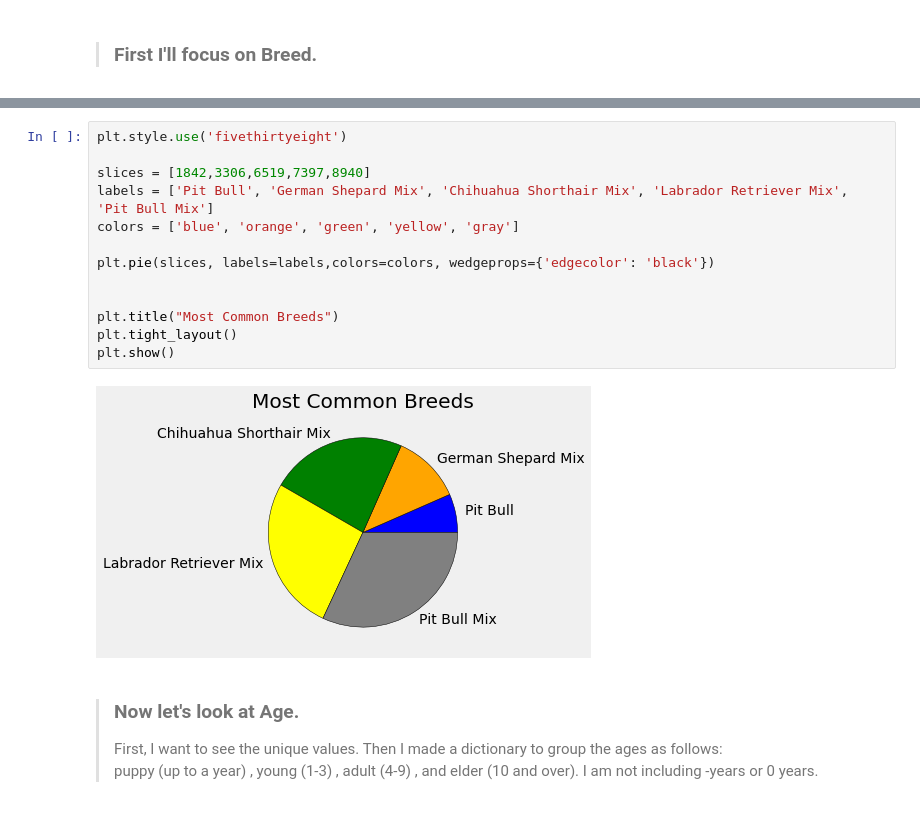
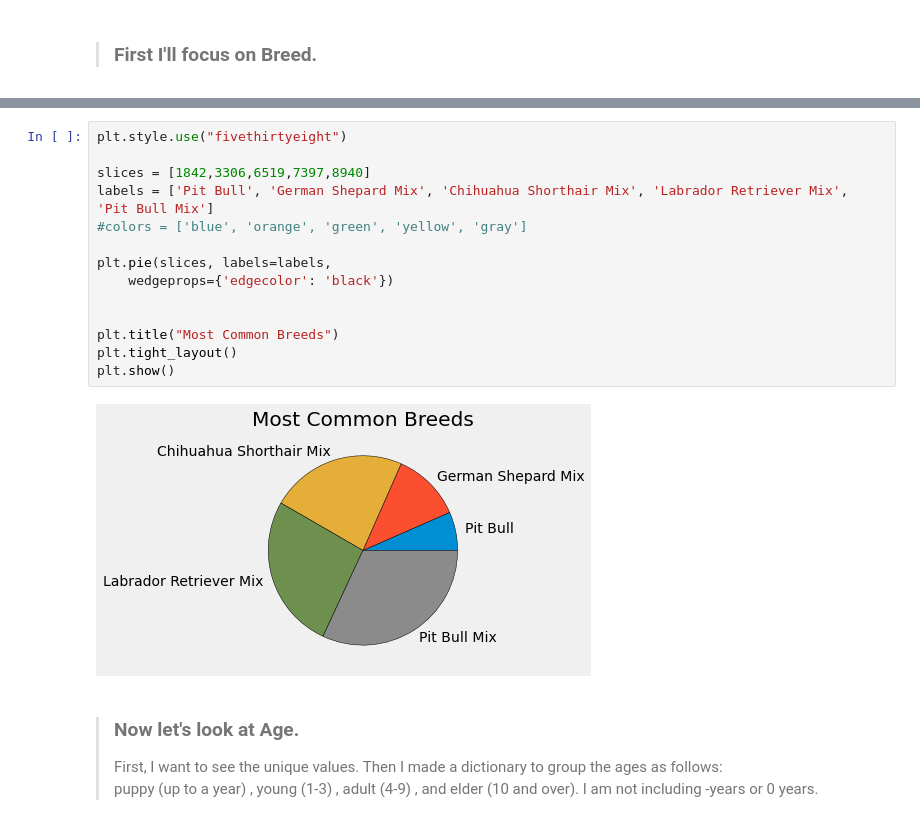
Before and after one commit to happyhorseshoe/doggone, a Jupyter notebook: dogs.ipynb, the cells around one changed output, grey strips where cells are left out. Drawn from its saved outputs; the diff is of its cells as text.

Commit message:
added graph

```diff
--- a/dogs.ipynb
+++ b/dogs.ipynb
@@ -126,18 +126,19 @@ Name: Breed, Length: 2421, dtype: int64
 # %%
-plt.style.use('fivethirtyeight')
+plt.style.use("fivethirtyeight")
 
 slices = [1842,3306,6519,7397,8940]
 labels = ['Pit Bull', 'German Shepard Mix', 'Chihuahua Shorthair Mix', 'Labrador Retriever Mix', 'Pit Bull Mix']
-colors = ['blue', 'orange', 'green', 'yellow', 'gray']
+#colors = ['blue', 'orange', 'green', 'yellow', 'gray']
 
-plt.pie(slices, labels=labels,colors=colors, wedgeprops={'edgecolor': 'black'})
+plt.pie(slices, labels=labels,
+    wedgeprops={'edgecolor': 'black'})
 
 
 plt.title("Most Common Breeds")
 plt.tight_layout()
 plt.show()
 # %% [output]
-[figure, old version]
+[figure, new version]
 # %% [markdown]
 > ### Now let's look at Age.
 > First, I want to see the unique values.  Then I made a dictionary to group the ages as follows:<BR>
```
Also changed, not shown: parts of 9 cells of this notebook.
